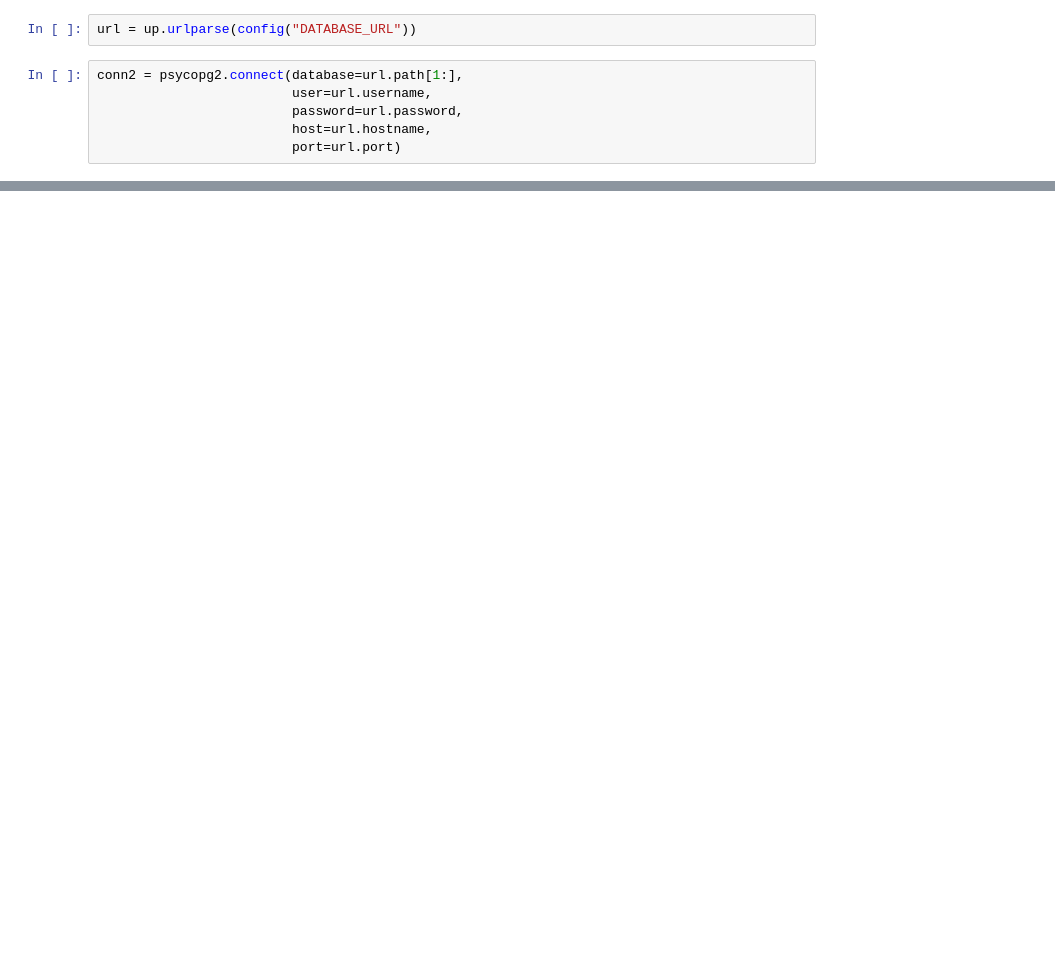
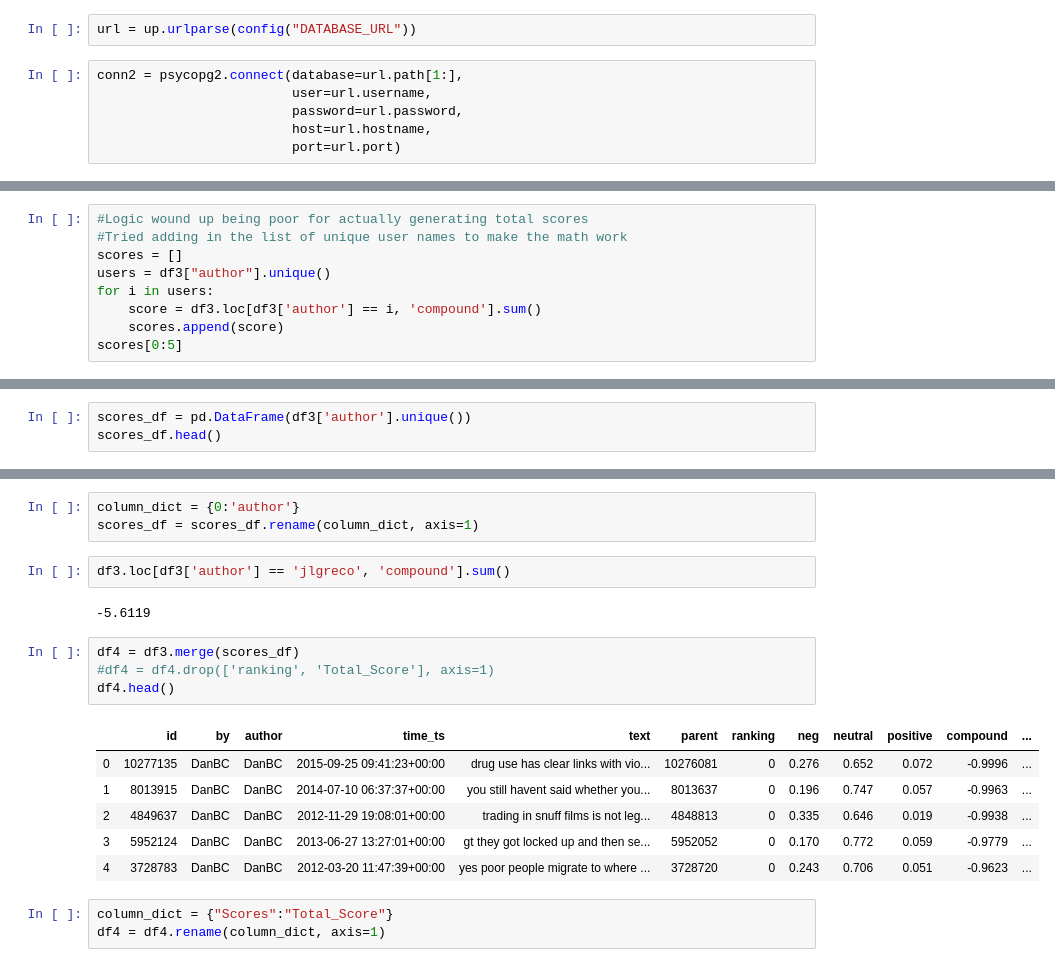
Before and after one commit to SaltiestHackerNewsTrolls3/Data-Science, a Jupyter notebook: Testing.ipynb, the cells around one changed output, grey strips where cells are left out. Cells and saved outputs as stored; diff of their text form; blank space fills up the shorter version.

```diff
--- a/Testing.ipynb
+++ b/Testing.ipynb
@@ -52,0 +177,9 @@ sid = SentimentIntensityAnalyzer()
+# %%
+#Logic wound up being poor for actually generating total scores
+#Tried adding in the list of unique user names to make the math work
+scores = []
+users = df3["author"].unique()
+for i in users:
+    score = df3.loc[df3['author'] == i, 'compound'].sum()
+    scores.append(score)
+scores[0:5]
@@ -52,0 +188,3 @@ sid = SentimentIntensityAnalyzer()
+# %%
+scores_df = pd.DataFrame(df3['author'].unique())
+scores_df.head()
@@ -52,0 +224,21 @@ sid = SentimentIntensityAnalyzer()
+# %%
+column_dict = {0:'author'}
+scores_df = scores_df.rename(column_dict, axis=1)
+# %%
+df3.loc[df3['author'] == 'jlgreco', 'compound'].sum()
+# %% [output]
+-5.6119
+# %%
+df4 = df3.merge(scores_df)
+#df4 = df4.drop(['ranking', 'Total_Score'], axis=1)
+df4.head()
+# %% [output]
+|  | id | by | author | time_ts | text | parent | ranking | neg | neutral | positive | compound | ... |
+| 0 | 10277135 | DanBC | DanBC | 2015-09-25 09:41:23+00:00 | drug use has clear links with vio... | 10276081 | 0 | 0.276 | 0.652 | 0.072 | -0.9996 | ... |
+| 1 | 8013915 | DanBC | DanBC | 2014-07-10 06:37:37+00:00 | you still havent said whether you... | 8013637 | 0 | 0.196 | 0.747 | 0.057 | -0.9963 | ... |
+| 2 | 4849637 | DanBC | DanBC | 2012-11-29 19:08:01+00:00 | trading in snuff films is not leg... | 4848813 | 0 | 0.335 | 0.646 | 0.019 | -0.9938 | ... |
+| 3 | 5952124 | DanBC | DanBC | 2013-06-27 13:27:01+00:00 | gt they got locked up and then se... | 5952052 | 0 | 0.170 | 0.772 | 0.059 | -0.9779 | ... |
+| 4 | 3728783 | DanBC | DanBC | 2012-03-20 11:47:39+00:00 | yes poor people migrate to where ... | 3728720 | 0 | 0.243 | 0.706 | 0.051 | -0.9623 | ... |
+# %%
+column_dict = {"Scores":"Total_Score"}
+df4 = df4.rename(column_dict, axis=1)
```
Also changed, not shown: parts of 31 cells of this notebook.
